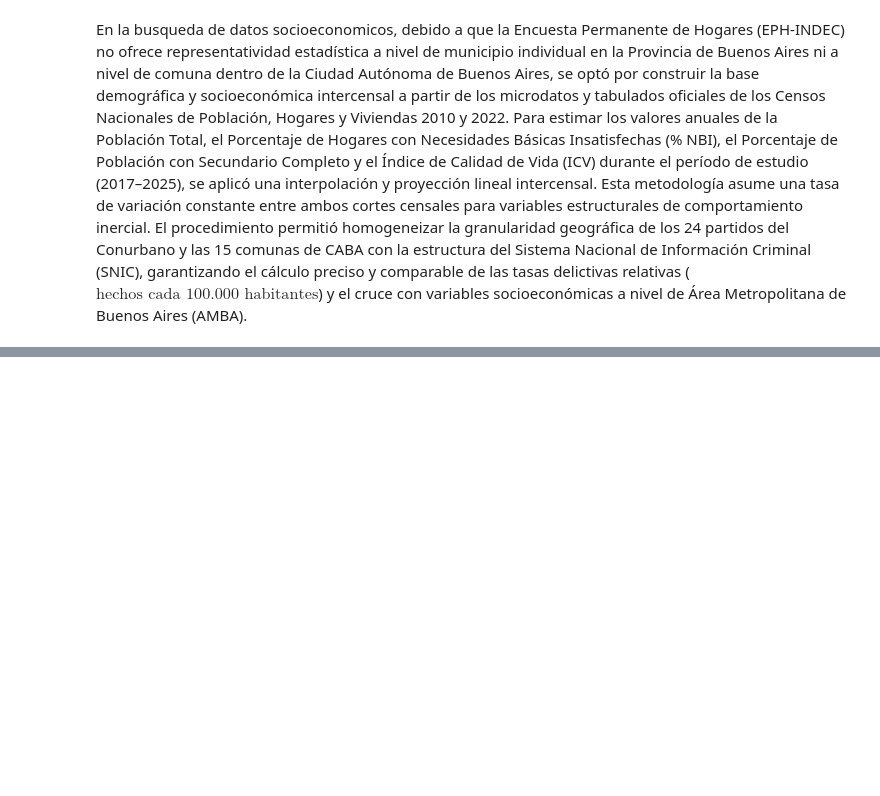
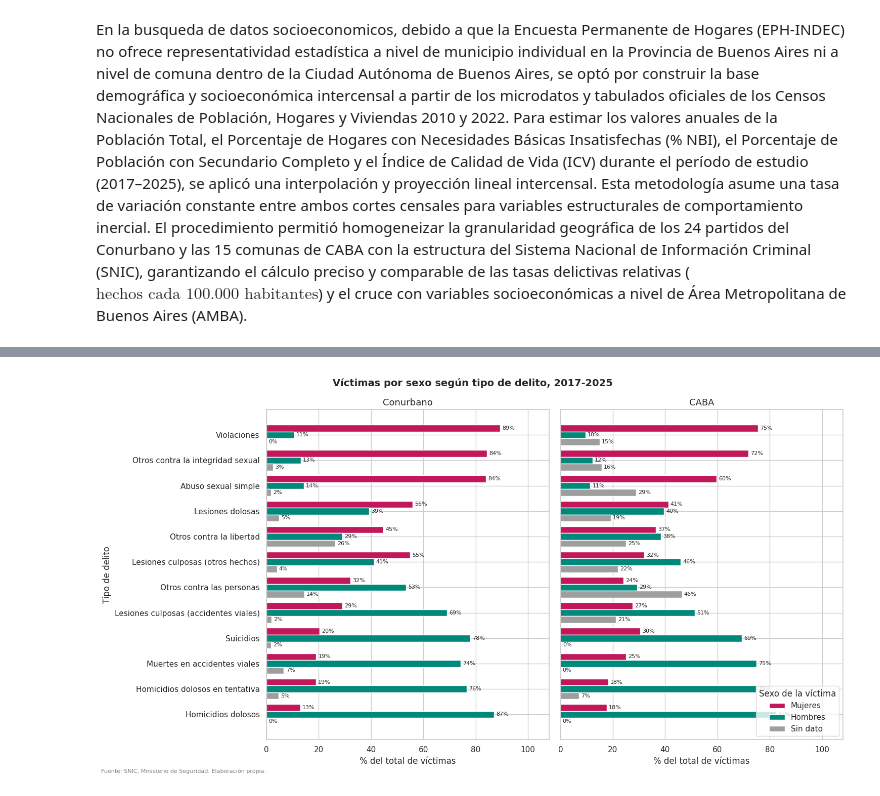
Before and after one commit to bauhaushm/TP-Delito_en_AMBA, a Jupyter notebook: TP_Delito.ipynb, the cells around one changed output, grey strips where cells are left out. Saved outputs shown, nothing was run; the diff lists cells and outputs as text; code cells hidden in the pictures; blank space fills up the shorter version.

```diff
--- a/TP_Delito.ipynb
+++ b/TP_Delito.ipynb
@@ -582,0 +627,57 @@ Dataset df_amba generado con 25617 filas y 11 columnas.
+# %%
+# Las columnas de víctimas por sexo no se cargaron al inicio: las leemos acá, en una tabla aparte
+url = "https://cloud-snic.minseg.gob.ar/Bases/SNIC/snic-departamentos-anual.xlsx"
+df_vict = pd.read_excel(url, usecols=[0, 2, 4, 6, 9, 10, 11])   # año, provincia, departamento, delito, víctimas masc / fem / sin dato
+df_vict = df_vict[(df_vict["anio"] >= 2017) & (df_vict["anio"] <= 2025)]
+
+# Mismas dos zonas que en el resto del notebook
+es_conurbano = (df_vict["provincia_nombre"] == "Buenos Aires") & (df_vict["departamento_nombre"].isin(partidos_conurbano))
+es_caba = (df_vict["provincia_nombre"] == "Ciudad Autónoma de Buenos Aires") & (df_vict["departamento_nombre"] != "Departamento sin determinar")
+df_vict = df_vict[es_conurbano | es_caba].copy()
+df_vict["zona"] = np.where(es_caba[df_vict.index], "CABA", "Conurbano")
+
+tipos_sexo = {
+    "Abusos sexuales con acceso carnal (violaciones)": "Violaciones",
+    "Abuso sexual simple": "Abuso sexual simple",
+    "Otros delitos contra la integridad sexual": "Otros contra la integridad sexual",
+    "Lesiones dolosas": "Lesiones dolosas",
+    "Otros delitos contra la libertad": "Otros contra la libertad",
+    "Lesiones culposas por otros hechos": "Lesiones culposas (otros hechos)",
+    "Otros delitos contra las personas": "Otros contra las personas",
+    "Lesiones culposas en Accidentes Viales": "Lesiones culposas (accidentes viales)",
+    "Muertes en accidentes viales": "Muertes en accidentes viales",
+    "Homicidios dolosos en grado de tentativa": "Homicidios dolosos en tentativa",
+    "Suicidios (consumados)": "Suicidios",
+    "Homicidios dolosos": "Homicidios dolosos",
+}
+v = df_vict[df_vict["codigo_delito_snic_nombre"].isin(tipos_sexo)].copy()
+v["tipo"] = v["codigo_delito_snic_nombre"].map(tipos_sexo)
+
+# % de cada sexo sobre TODAS las víctimas (incluye "sin dato")
+g = v.groupby(["zona", "tipo"])[["cantidad_victimas_fem", "cantidad_victimas_masc", "cantidad_victimas_sd"]].sum()
+total = g.sum(axis=1)
+g["Mujeres"] = g["cantidad_victimas_fem"] / total * 100
+g["Hombres"] = g["cantidad_victimas_masc"] / total * 100
+g["Sin dato"] = g["cantidad_victimas_sd"] / total * 100
+
+orden = (g["Mujeres"] / (g["Mujeres"] + g["Hombres"])).groupby("tipo").mean().sort_values().index
+
+fig, axes = plt.subplots(1, 2, figsize=(15, 8), sharey=True)
+y = np.arange(len(orden)); alto = 0.27
+for ax, zona in zip(axes, ["Conurbano", "CABA"]):
+    t = g.loc[zona].loc[orden]
+    for desp, col, color in [(alto, "Mujeres", "#c2185b"), (0, "Hombres", "#00897b"), (-alto, "Sin dato", "#9e9e9e")]:
+        b = ax.barh(y + desp, t[col], alto, label=col, color=color)
+        ax.bar_label(b, fmt="%.0f%%", padding=3, fontsize=8)
+    ax.set_title(zona, fontsize=13)
+    ax.set_xlabel("% del total de víctimas")
+    ax.set_xlim(0, 108)
+axes[0].set_yticks(y); axes[0].set_yticklabels(orden); axes[0].set_ylabel("Tipo de delito")
+axes[1].legend(title="Sexo de la víctima", loc="lower right")
+fig.suptitle("Víctimas por sexo según tipo de delito, 2017-2025", fontsize=14, fontweight="bold")
+fig.text(0.01, 0.005, "Fuente: SNIC, Ministerio de Seguridad. Elaboración propia.", fontsize=8, color="gray")
+plt.tight_layout()
+plt.savefig("victimas_por_sexo.png", dpi=110)
+plt.show()
+# %% [output]
+[figure, added]
```
Also changed, not shown: parts of 3 cells of this notebook.
